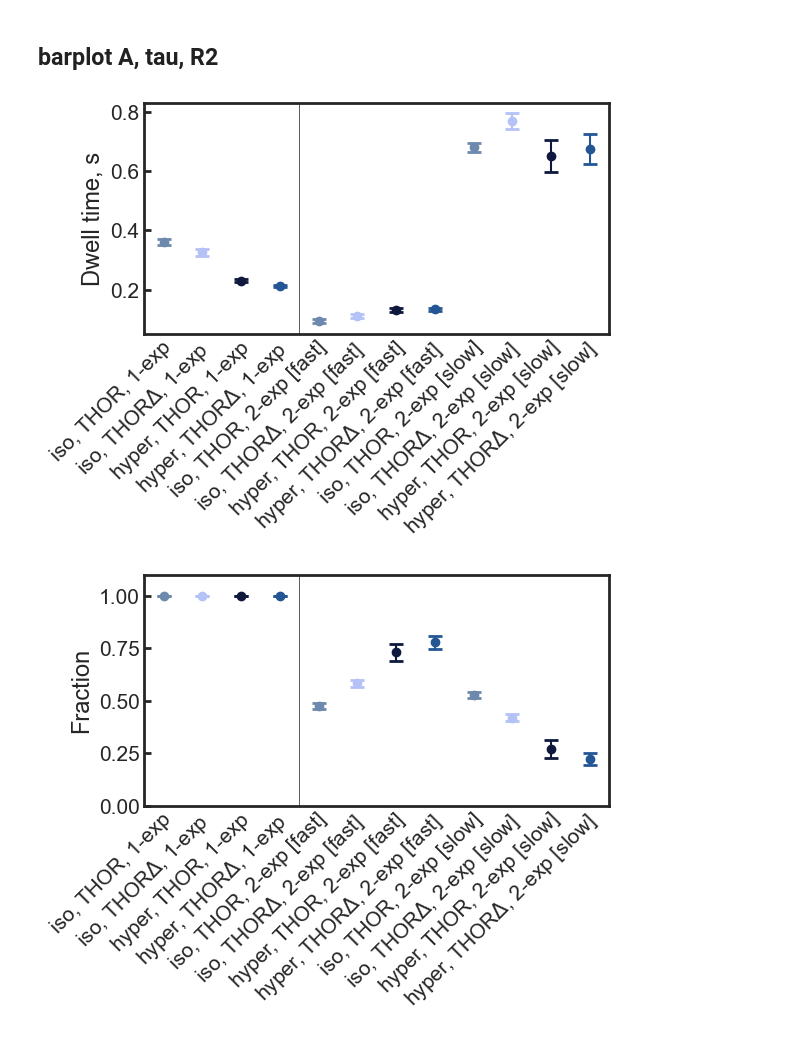
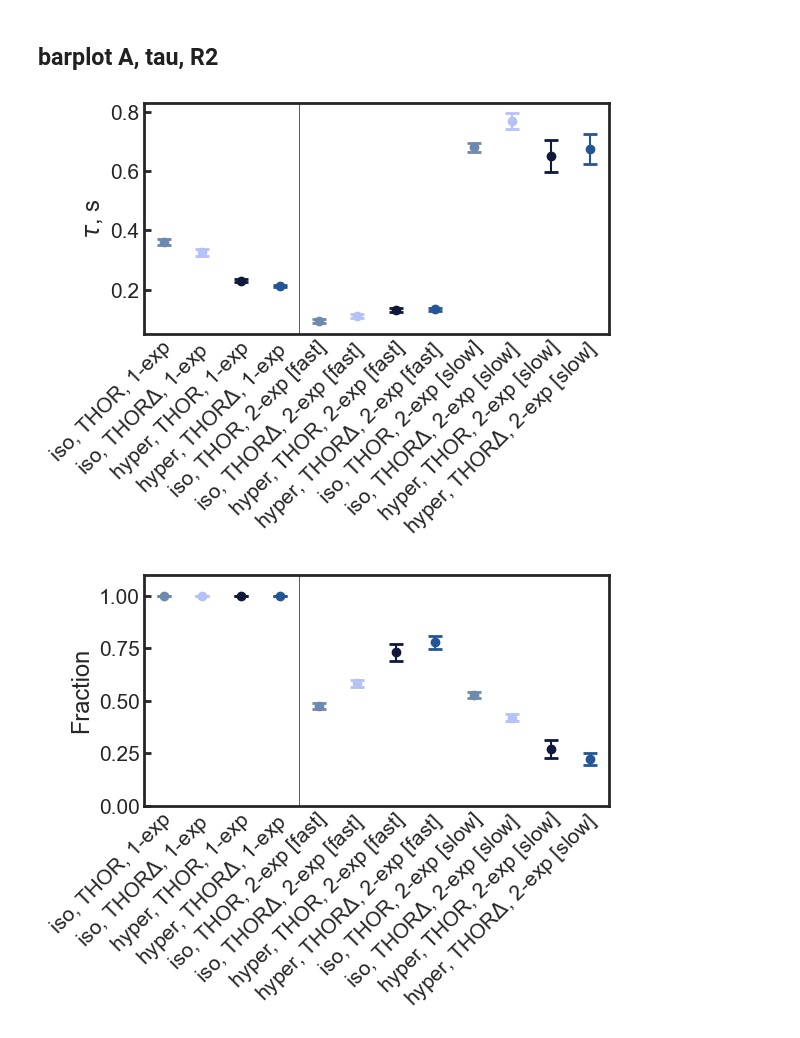
Before and after one commit to walterlab-um/RNA_SPT_in_cellular_condensates, a Jupyter notebook: plot_paper_figure/Fig4_interactions_THOR_THORdel.ipynb, the cells around one changed output. Drawn from its saved outputs; the diff is of its cells as text; code cells hidden in the pictures.

```diff
--- a/plot_paper_figure/Fig4_interactions_THOR_THORdel.ipynb
+++ b/plot_paper_figure/Fig4_interactions_THOR_THORdel.ipynb
@@ -535,39 +535,39 @@ for i in range(len(conditions_ordered)):
         color=colors[i],
     )
 # other settings
-plt.ylabel("Dwell time, s", fontsize=17)
+plt.ylabel(r"$\tau$, s", fontsize=17)
 plt.gca().spines[:].set_linewidth(2)
 plt.gca().tick_params(
     axis="y",
     which="major",
     labelsize=15,
     direction="in",
     bottom=True,
     left=True,
     length=5,
     width=2,
 )
 plt.gca().tick_params(
     axis="x",
     which="major",
     labelsize=15,
 )
 plt.xticks(
     x_pos + 0.3,
     conditions_ordered,
     rotation=45,
     ha="right",
     y=0.04,
 )
 plt.xlim(x_pos[0] - 0.5, x_pos[-1] + 0.5)
 plt.savefig(
     "doterrorplot_tau.png",
     format="png",
     bbox_inches="tight",
     dpi=300,
 )
 # %% [output]
-[figure, old version]
+[figure, new version]
 # %%
 conditions_ordered = [
     "iso, THOR, 1-exp",
```
Also changed, not shown: parts of 1 cell of this notebook, 2 other files.
